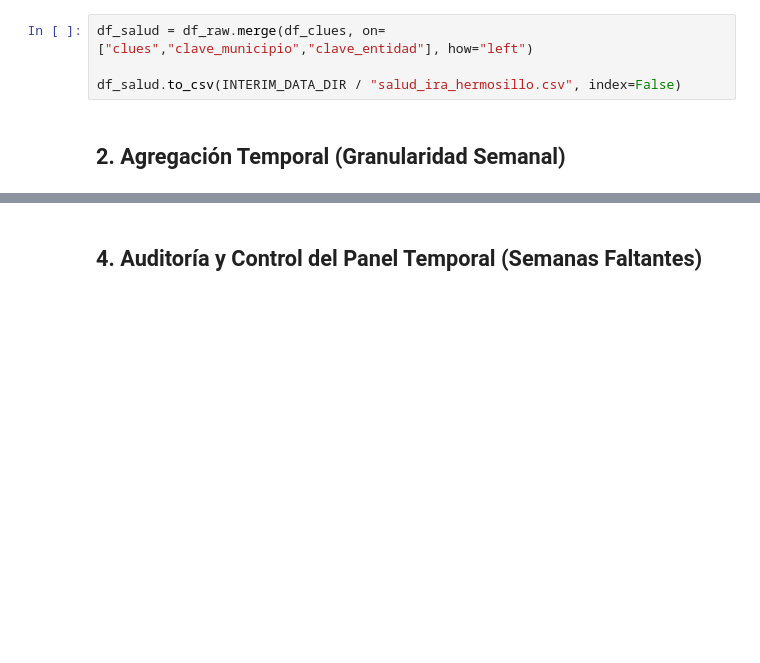
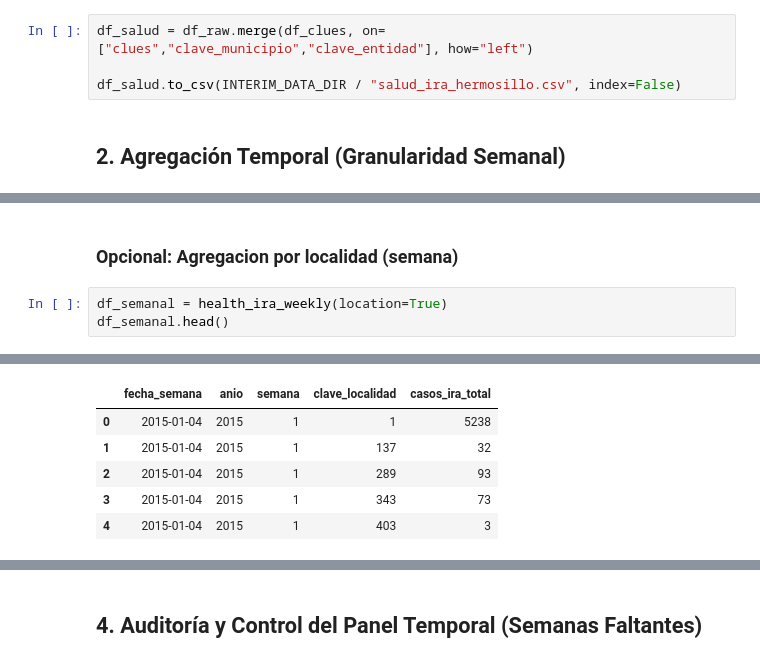
Before and after one commit to mdc-feature-engineering/sonora-health-climate-eda, a Jupyter notebook: notebooks/02_procesamiento/2.5-procesamiento-salud-ira.ipynb, the cells around one changed output, grey strips where cells are left out. Saved outputs shown, nothing was run; the diff lists cells and outputs as text; blank space fills up the shorter version.

```diff
--- a/notebooks/02_procesamiento/2.5-procesamiento-salud-ira.ipynb
+++ b/notebooks/02_procesamiento/2.5-procesamiento-salud-ira.ipynb
@@ -127,3 +127,9 @@ df_semanal.head()
 | 2 | 2015-01-18 | 2015 | 3 | 6160 |
 | 3 | 2015-01-25 | 2015 | 4 | 6515 |
 | 4 | 2015-02-01 | 2015 | 5 | 5914 |
+# %% [markdown]
+### Opcional: Agregacion por localidad (semana)
+# %%
+df_semanal = health_ira_weekly(location=True)
+df_semanal.head()
+# %% [output]
@@ -129,0 +137,6 @@ df_semanal.head()
+|  | fecha_semana | anio | semana | clave_localidad | casos_ira_total |
+| 0 | 2015-01-04 | 2015 | 1 | 1 | 5238 |
+| 1 | 2015-01-04 | 2015 | 1 | 137 | 32 |
+| 2 | 2015-01-04 | 2015 | 1 | 289 | 93 |
+| 3 | 2015-01-04 | 2015 | 1 | 343 | 73 |
+| 4 | 2015-01-04 | 2015 | 1 | 403 | 3 |
```
Also changed, not shown: parts of 10 cells of this notebook.
